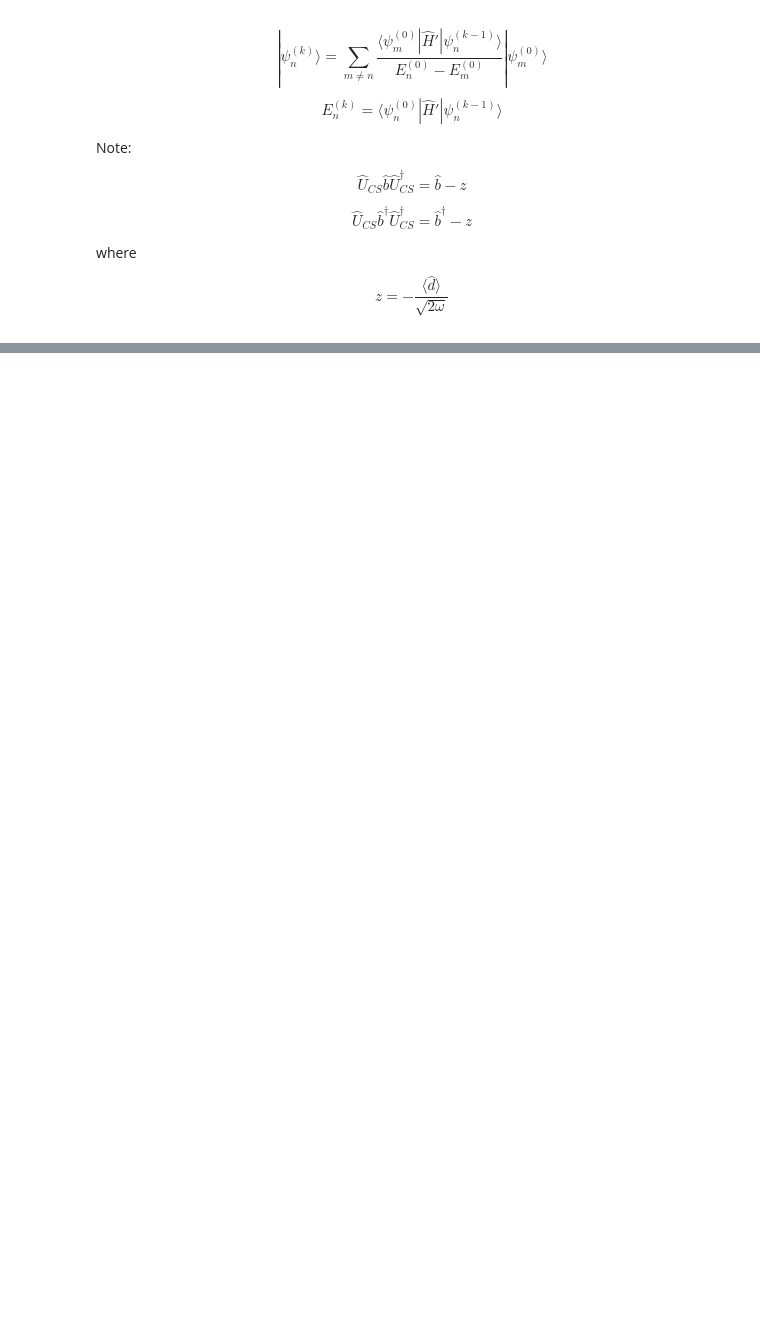
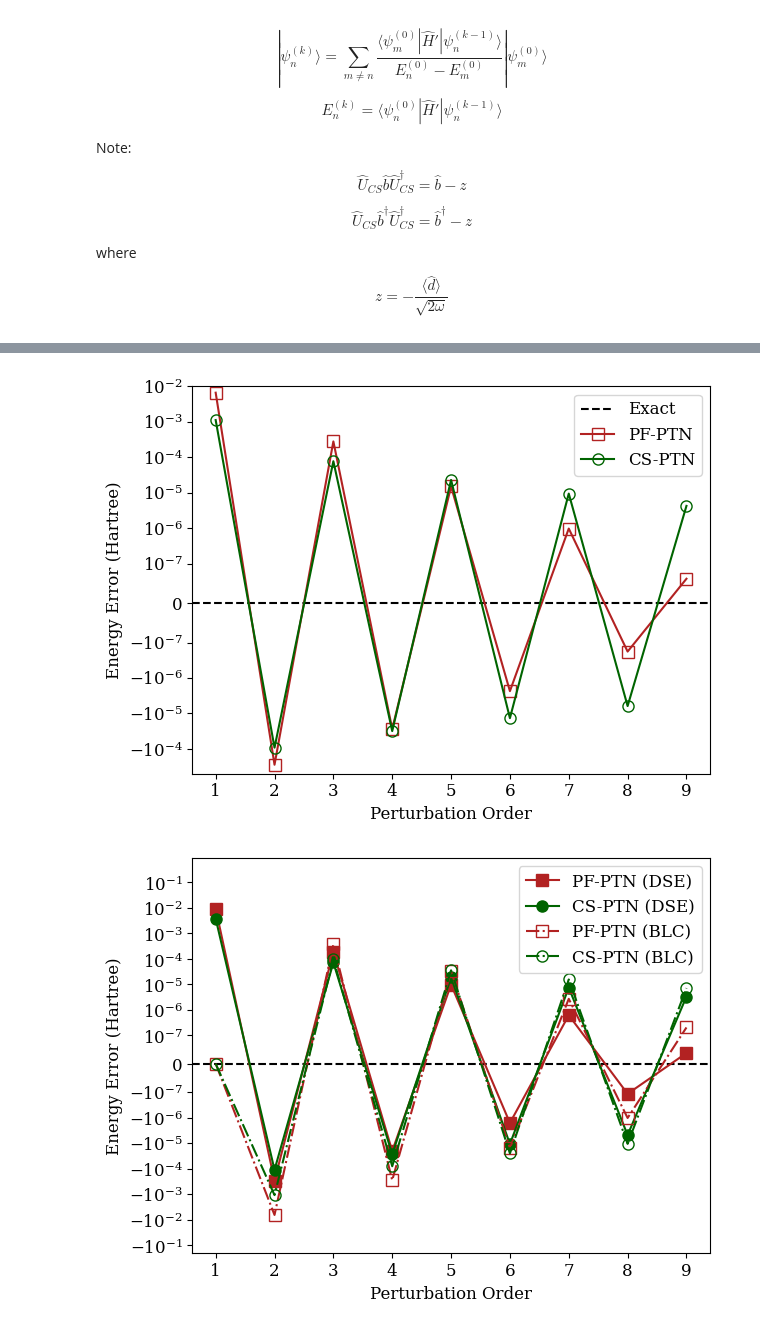
Before and after one commit to PeytonRoden/qed-ci-, a Jupyter notebook: src/Arbitrary_order_pt.ipynb, the cells around one changed output, grey strips where cells are left out. Saved outputs shown, nothing was run; the diff lists cells and outputs as text; code cells hidden in the pictures; blank space fills up the shorter version.

Commit message:
updated with plot

```diff
--- a/src/Arbitrary_order_pt.ipynb
+++ b/src/Arbitrary_order_pt.ipynb
@@ -348,7 +348,7 @@ class PT_arbitrary:
 
 # !!! Change this to the correct path on your computer!
 #npy_folder = "/Users/proden/Code/POLARITONPERTURBATIONTHEORY/data/"
-npy_folder = "/Users/jayfoley/Code/data_repository/Mapol/LiH/PCQED/6-311G/r_scan/"
+npy_folder = "/Users/jfoley19/Code/data_repository/Mapol/LiH/PCQED/6-311G/r_scan/"
 
 
 # these file names should still be good
@@ -366,8 +368,8 @@ N_R = 1
 
 d_array = np.linspace(1.4, 2.2, N_R)
 N_l = len(d_array)
-N_el = 300
-N_ph = 7
+N_el = 500
+N_ph = 10
 omega = 0.12086
 lambda_vector = np.array([0, 0, 0.05])
 
@@ -383,8 +385,8 @@ for d in d_array:
 
 
 
-    pn_pt_energies, pn_blc, pn_dse = instance.compute_energy_corrections(6, N_el, N_ph, omega, lambda_vector)
-    cs_pt_energies, cs_blc, cs_dse = instance.compute_energy_corrections(6, N_el, N_ph, omega, lambda_vector, coherent_state=True,  coherent_state_pos=0)
+    pn_pt_energies, pn_blc, pn_dse = instance.compute_energy_corrections(9, N_el, N_ph, omega, lambda_vector)
+    cs_pt_energies, cs_blc, cs_dse = instance.compute_energy_corrections(9, N_el, N_ph, omega, lambda_vector, coherent_state=True,  coherent_state_pos=0)
 
     ctr += 1
 
@@ -440,0 +503,54 @@ plt.legend()
+# %%
+from matplotlib import cm
+from matplotlib import rcParams
+rcParams['font.family'] = 'serif'
+rcParams['font.size'] = 12
+
+COLOUR1 = "firebrick"
+COLOUR2 = "darkgreen"
+COLOUR3 = "royalblue"
+COLOUR4 = "rebeccapurple"
+COLOUR5 = 'darkorchid'
+COLOUR6 = 'olivedrab'
+
+#fit_pfci = poly_eval(x_pfci, coef_pfci, 5)
+#fit_pcqed = poly_eval(x_pcqed_pn, coef_pcqed, 5)
+
+#plt.plot(x_pfci, y_pfci, color=COLOUR3, marker="o",  ms="8", label="PF-FCI-N/6-31G" )
+#plt.plot(x_pcqed_pn, y_pcqed_pn, color=COLOUR1,marker="s",  ms="10", mfc="none", linestyle="dashed", label="pPF(50,N)/6-31G" )
+#plt.plot(x_pcqed_pn, y_csfci, color=COLOUR2, linestyle="none", marker="^",  ms="8", label="CS-FCI-N/6-31G")
+#plt.plot(x_pcqed_pn, y_pcqed_cs, color=COLOUR5, linestyle="none", marker="s",  ms="10", mfc="none", label="pCS(50,N)/6-31G")
+
+plt.axhline(y = 0, color = "black", linestyle="dashed", label="Exact")
+#plt.axhline(y = _cs_pcqed[0, 0], label = "CS", color = "blue")
+plt.plot(Order, PN_PTN_ETotal, color = COLOUR1, linestyle="solid", marker="s",  ms="8", mfc="none", label="PF-PTN" )
+plt.plot(Order, CS_PTN_ETotal, color = COLOUR2, linestyle="solid", marker="o", ms="8", mfc="none", label="CS-PTN")
+plt.ylabel("Energy Error (Hartree)")
+plt.xlabel("Perturbation Order")
+plt.yscale('symlog', linthresh=1e-7)
+plt.ylim(-5e-4, 1e-2)
+plt.legend()
+plt.tight_layout()
+plt.savefig("PT9.png", dpi=250)
+plt.show()
+
+
+plt.axhline(y = 0, color = "black", linestyle="dashed")
+#plt.axhline(y = _cs_pcqed[0, 0], label = "CS", color = "blue")
+plt.plot(Order, pn_dse[1:], color = COLOUR1, linestyle="solid", marker="s",  ms="8", label="PF-PTN (DSE)" )
+plt.plot(Order, cs_dse[1:], color = COLOUR2, linestyle="solid", marker="o", ms="8", label="CS-PTN (DSE)")
+plt.plot(Order, pn_blc[1:], color = COLOUR1, linestyle="dashdot", marker="s",  ms="8", mfc="none", label="PF-PTN (BLC)" )
+plt.plot(Order, cs_blc[1:], color = COLOUR2, linestyle="dashdot", marker="o", ms="8", mfc="none", label="CS-PTN (BLC)")
+plt.ylabel("Energy Error (Hartree)")
+plt.xlabel("Perturbation Order")
+plt.yscale('symlog', linthresh=1e-7)
+plt.ylim(-2e-1, 9e-1)
+plt.legend()
+plt.tight_layout()
+plt.savefig("PTDSE.png", dpi=250)
+plt.show()
+
+#plt.ylim(-8.0097, -8.0096)
+# %% [output]
+[figure, added]
+[figure, added]
```
Also changed, not shown: parts of 7 cells of this notebook, 2 other files.
